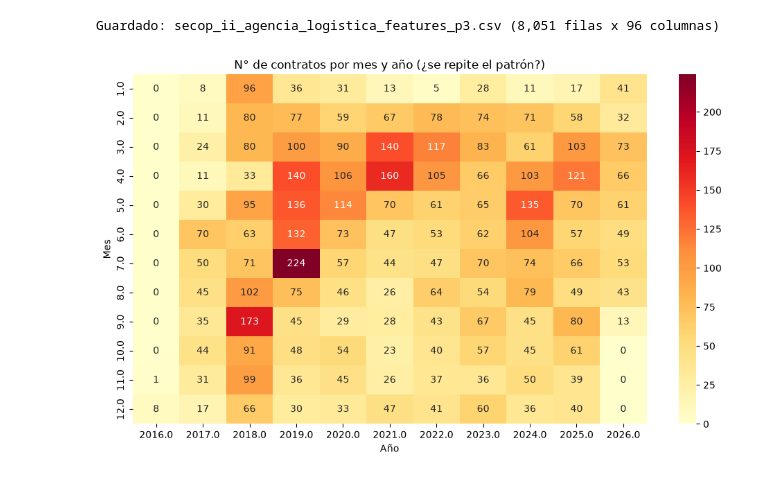
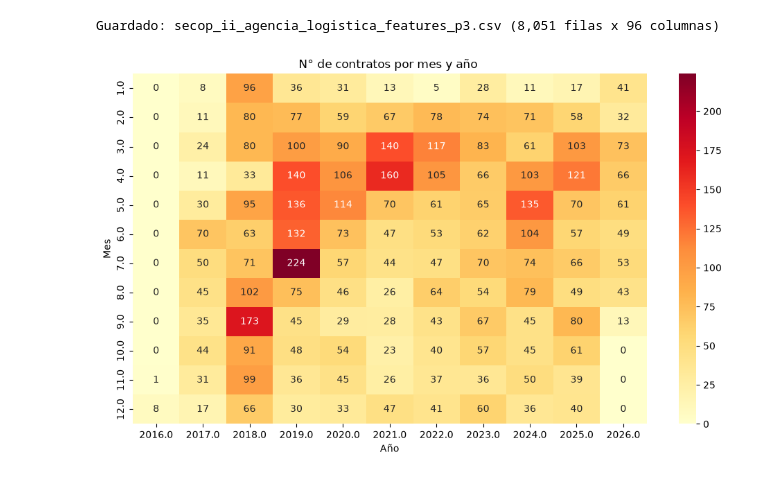
Before and after one commit to andrw4-4/proyecto1-secop-agencia-logistica, a Jupyter notebook: 02-ingenieria-datos/Ingenieria de datos pregunta 3.ipynb, the cells around one changed output. Cells and saved outputs as stored; diff of their text form; code cells hidden in the pictures.

Commit message:
Heatmap del numero  de contratos

```diff
--- a/02-ingenieria-datos/Ingenieria de datos pregunta 3.ipynb
+++ b/02-ingenieria-datos/Ingenieria de datos pregunta 3.ipynb
@@ -60,15 +60,15 @@ import seaborn as sns
 # %%
 tabla_mes_anio = df.pivot_table(
     index='mes_firma', columns='anio_firma',
     values='valor_del_contrato', aggfunc='count', fill_value=0
 )
 
 plt.figure(figsize=(10, 6))
 sns.heatmap(tabla_mes_anio, annot=True, fmt='.0f', cmap='YlOrRd')
-plt.title('N° de contratos por mes y año (¿se repite el patrón?)')
+plt.title('N° de contratos por mes y año ')
 plt.ylabel('Mes')
 plt.xlabel('Año')
 plt.tight_layout()
 plt.show()
 # %% [output]
-[figure, old version]
+[figure, new version]
```
